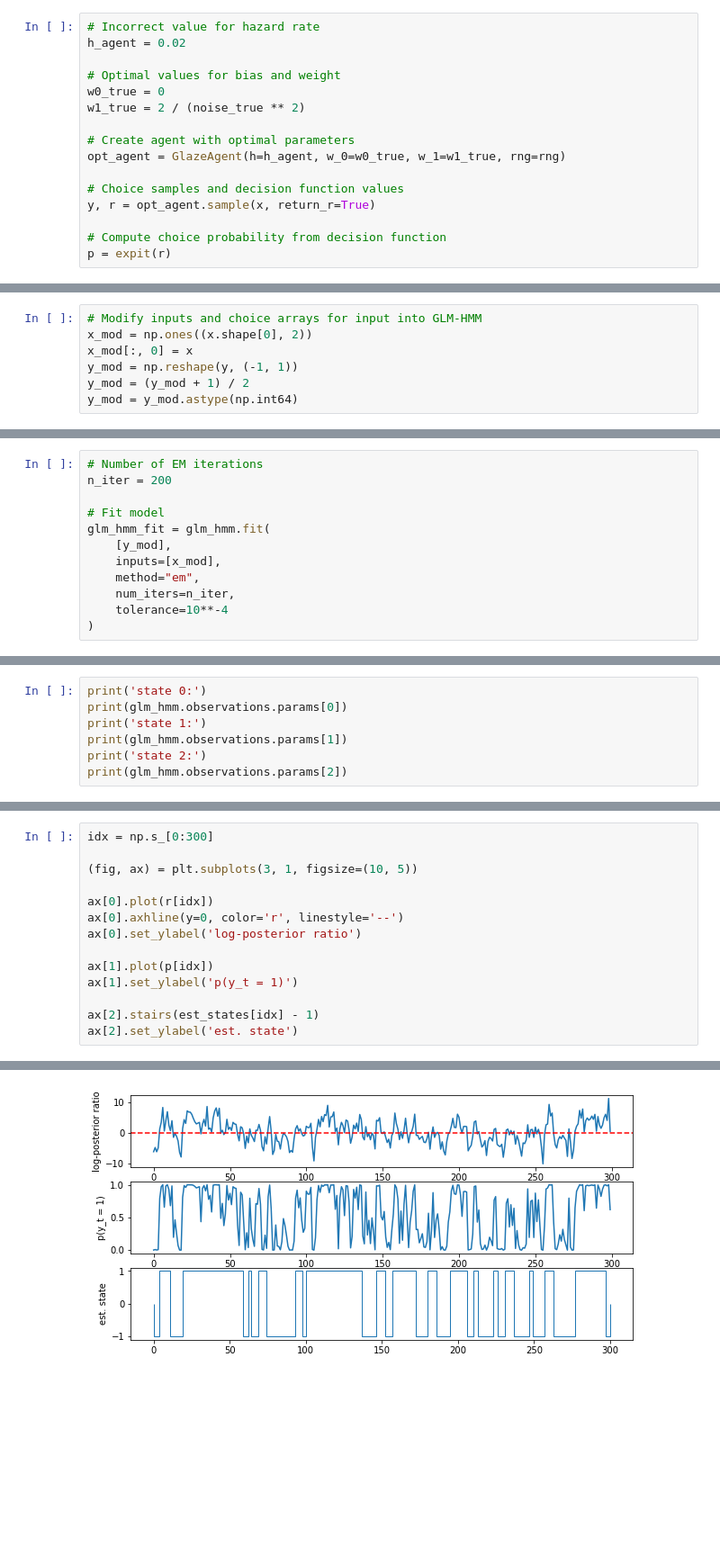
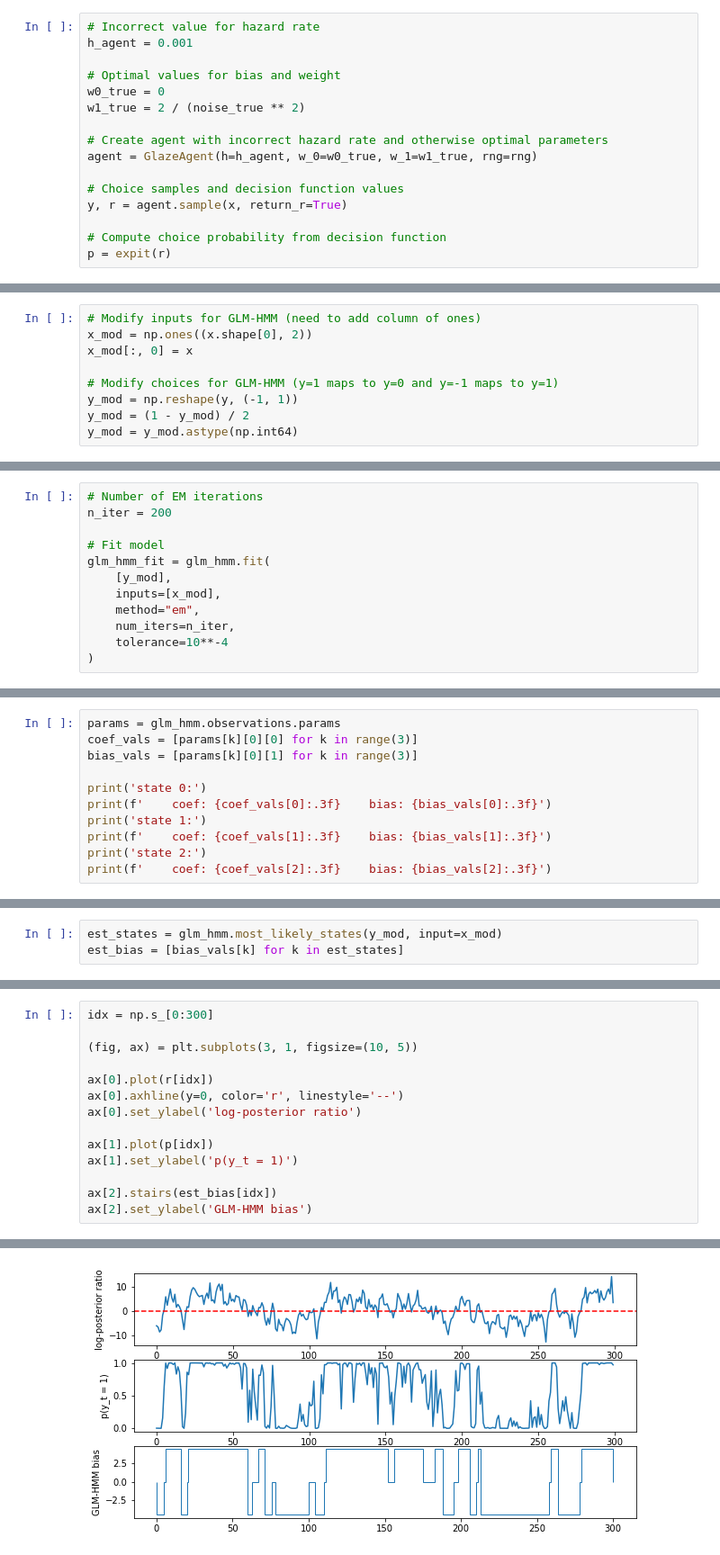
Before and after one commit to conormcgrory/brainstate_dm, a Jupyter notebook: notebooks/03a_mismatch_glaze.ipynb, the cells around one changed output, grey strips where cells are left out. Shown: that part at 90% size. Saved outputs shown, nothing was run; the diff lists cells and outputs as text; blank space fills up the shorter version.

```diff
--- a/notebooks/03a_mismatch_glaze.ipynb
+++ b/notebooks/03a_mismatch_glaze.ipynb
@@ -41,16 +58,16 @@ fig.suptitle('Synthetic data');
 # %%
 # Incorrect value for hazard rate
-h_agent = 0.02
+h_agent = 0.001
 
 # Optimal values for bias and weight
 w0_true = 0
 w1_true = 2 / (noise_true ** 2)
 
-# Create agent with optimal parameters
-opt_agent = GlazeAgent(h=h_agent, w_0=w0_true, w_1=w1_true, rng=rng)
+# Create agent with incorrect hazard rate and otherwise optimal parameters
+agent = GlazeAgent(h=h_agent, w_0=w0_true, w_1=w1_true, rng=rng)
 
 # Choice samples and decision function values
-y, r = opt_agent.sample(x, return_r=True)
+y, r = agent.sample(x, return_r=True)
 
 # Compute choice probability from decision function
 p = expit(r)
@@ -99,11 +121,13 @@ w_1: 2.0273871768870864 (agent: 2.0)
 # %% [markdown]
 ### Create GLM-HMM and fit to data
 # %%
-# Modify inputs and choice arrays for input into GLM-HMM
+# Modify inputs for GLM-HMM (need to add column of ones)
 x_mod = np.ones((x.shape[0], 2))
 x_mod[:, 0] = x
+
+# Modify choices for GLM-HMM (y=1 maps to y=0 and y=-1 maps to y=1)
 y_mod = np.reshape(y, (-1, 1))
-y_mod = (y_mod + 1) / 2
+y_mod = (1 - y_mod) / 2
 y_mod = y_mod.astype(np.int64)
 # %%
 # Set the parameters of the GLM-HMM
@@ -136,9 +162,13 @@ glm_hmm_fit = glm_hmm.fit(
 # %%
+params = glm_hmm.observations.params
+coef_vals = [params[k][0][0] for k in range(3)]
+bias_vals = [params[k][0][1] for k in range(3)]
+
 print('state 0:')
-print(glm_hmm.observations.params[0])
+print(f'    coef: {coef_vals[0]:.3f}    bias: {bias_vals[0]:.3f}')
 print('state 1:')
-print(glm_hmm.observations.params[1])
+print(f'    coef: {coef_vals[1]:.3f}    bias: {bias_vals[1]:.3f}')
 print('state 2:')
-print(glm_hmm.observations.params[2])
+print(f'    coef: {coef_vals[2]:.3f}    bias: {bias_vals[2]:.3f}')
 # %% [output]
 state 0:
@@ -150 +182,4 @@ state 2:
+# %%
+est_states = glm_hmm.most_likely_states(y_mod, input=x_mod)
+est_bias = [bias_vals[k] for k in est_states]
 # %% [markdown]
@@ -163,6 +196,6 @@ ax[0].set_ylabel('log-posterior ratio')
 ax[1].plot(p[idx])
 ax[1].set_ylabel('p(y_t = 1)')
 
-ax[2].stairs(est_states[idx] - 1)
-ax[2].set_ylabel('est. state')
+ax[2].stairs(est_bias[idx])
+ax[2].set_ylabel('GLM-HMM bias')
 # %% [output]
@@ -170,2 +203,2 @@ Text(0, 0.5, 'est. state')
-[figure, old version]
+[figure, new version]
 # %%
```
Also changed, not shown: parts of 22 cells of this notebook.
